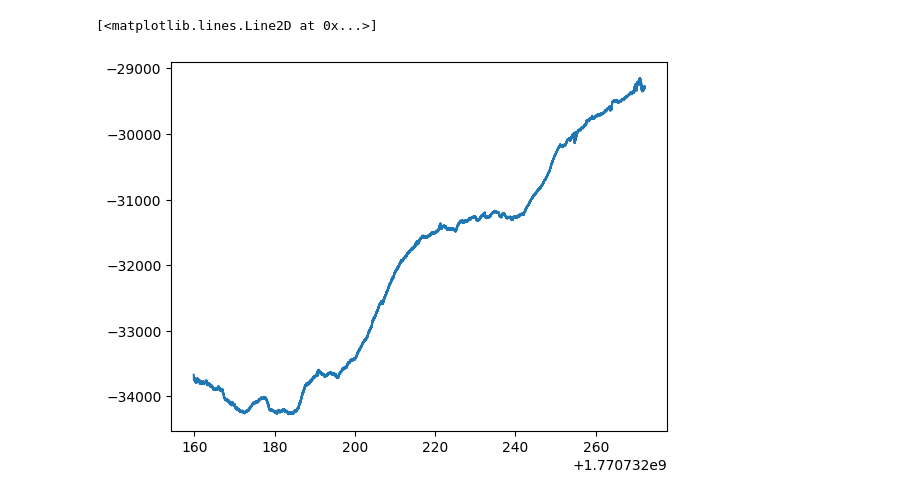
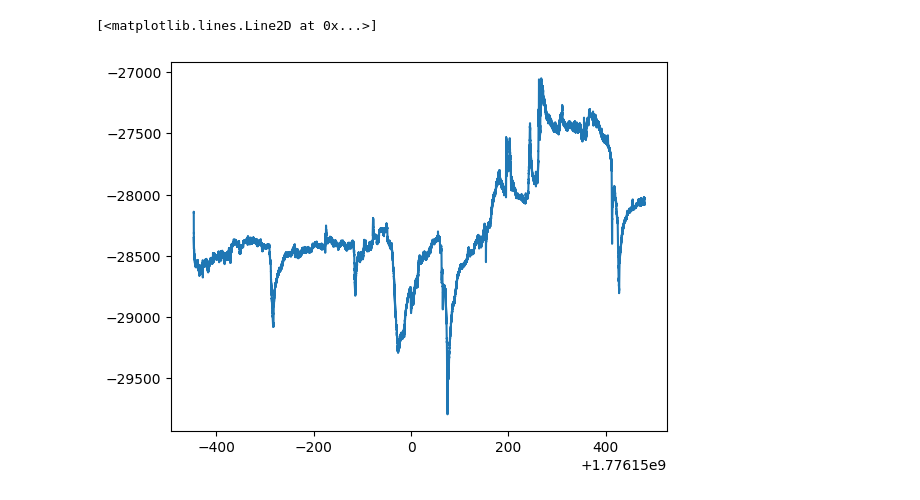
Before and after one commit to Ilaj12Luechinger/neuroscience_brain_interface, a Jupyter notebook: Michi/fourier_test.ipynb, the cells around one changed output. Cells and saved outputs as stored; diff of their text form; code cells hidden in the pictures.

```diff
--- a/Michi/fourier_test.ipynb
+++ b/Michi/fourier_test.ipynb
@@ -17,11 +19,11 @@ if __name__ == "__main__":
 # %%
-data = pd.read_csv('eeg_1770732156922.csv')
+data = pd.read_csv('eeg_Simon_3.csv')
 dt = np.median(np.diff(data['timestamp']))
 fs = 1 / dt
 plt.plot(data['timestamp'], data['ch1'])
 # %% [output]
 [<matplotlib.lines.Line2D at 0x...>]
-[figure, old version]
+[figure, new version]
 # %%
 sos_notch = signal.iirdesign(
     wp=[46, 54], ws=[48, 52],
```
Also changed, not shown: parts of 8 cells of this notebook, 4 other files.
